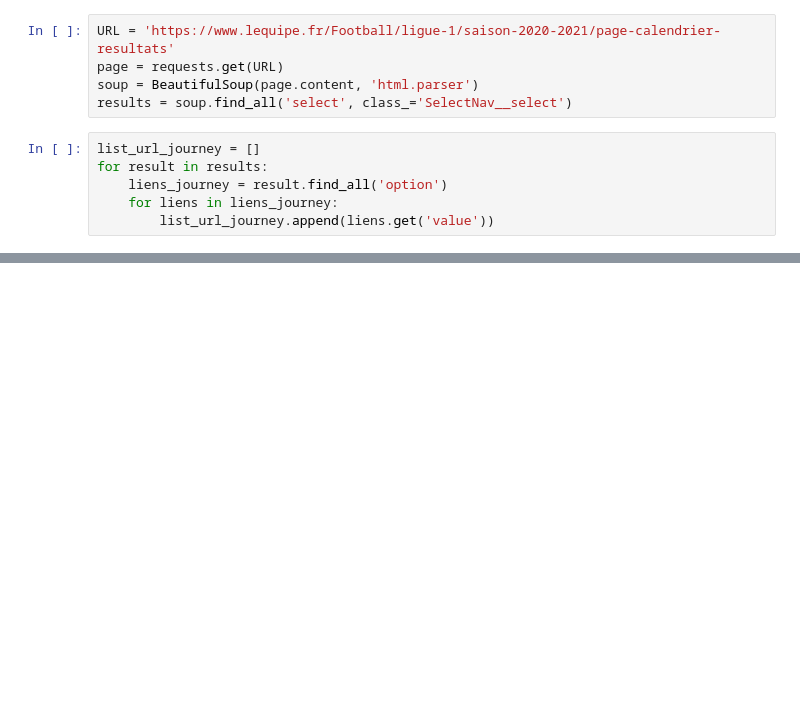
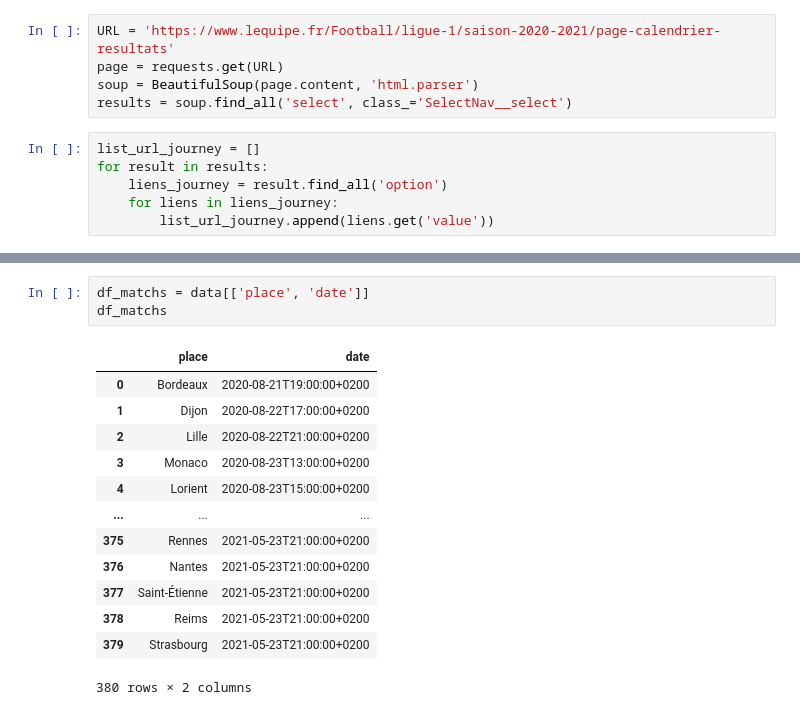
Before and after one commit to clement-camara/brief-foot, a Jupyter notebook: scrapping_calendar.ipynb, the cells around one changed output, grey strips where cells are left out. Cells and saved outputs as stored; diff of their text form; blank space fills up the shorter version.

```diff
--- a/scrapping_calendar.ipynb
+++ b/scrapping_calendar.ipynb
@@ -60,0 +62,17 @@ data.head()
+# %%
+df_matchs = data[['place', 'date']]
+df_matchs
+# %% [output]
+|  | place | date |
+| 0 | Bordeaux | 2020-08-21T19:00:00+0200 |
+| 1 | Dijon | 2020-08-22T17:00:00+0200 |
+| 2 | Lille | 2020-08-22T21:00:00+0200 |
+| 3 | Monaco | 2020-08-23T13:00:00+0200 |
+| 4 | Lorient | 2020-08-23T15:00:00+0200 |
+| ... | ... | ... |
+| 375 | Rennes | 2021-05-23T21:00:00+0200 |
+| 376 | Nantes | 2021-05-23T21:00:00+0200 |
+| 377 | Saint-Étienne | 2021-05-23T21:00:00+0200 |
+| 378 | Reims | 2021-05-23T21:00:00+0200 |
+| 379 | Strasbourg | 2021-05-23T21:00:00+0200 |
+380 rows × 2 columns
```
Also changed, not shown: parts of 5 cells of this notebook.
